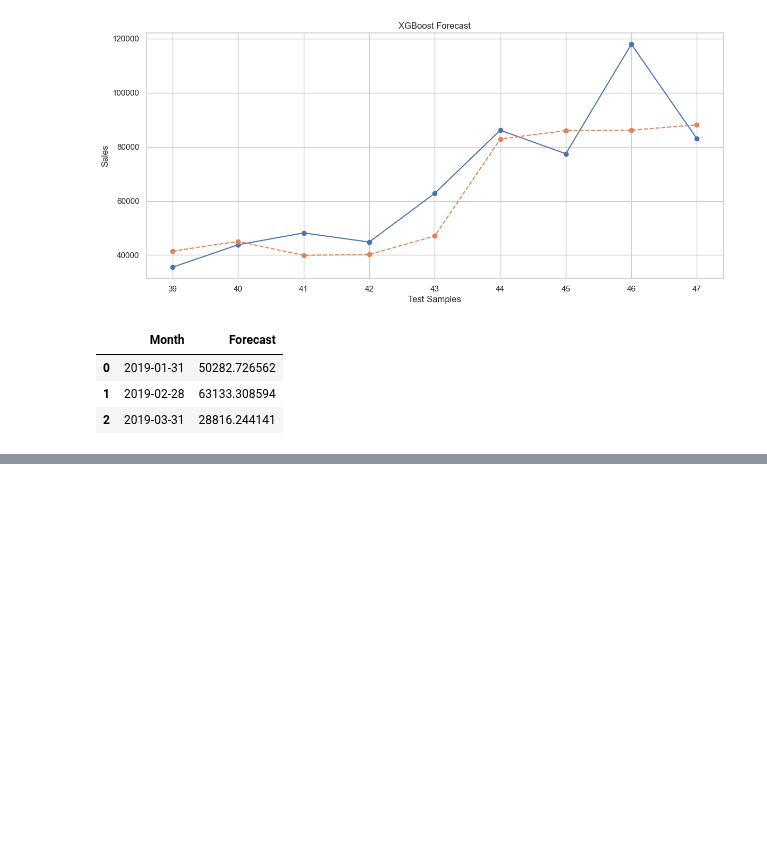
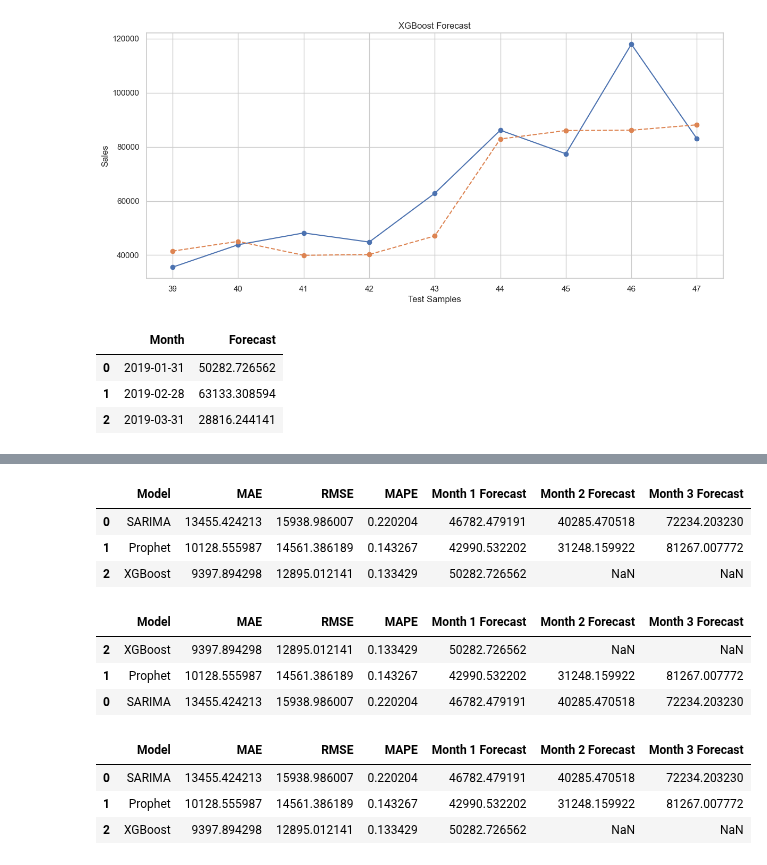
Before and after one commit to Aanya2806/sales-demand-intelligence-system, a Jupyter notebook: analysis.ipynb, the cells around one changed output, grey strips where cells are left out. Saved outputs shown, nothing was run; the diff lists cells and outputs as text; code cells hidden in the pictures; blank space fills up the shorter version.

```diff
--- a/analysis.ipynb
+++ b/analysis.ipynb
@@ -1095,0 +1103,66 @@ The XGBoost model transforms the time series into a supervised learning probelm
+# %%
+#Comparsion Table
+
+comparison = pd.DataFrame({
+    "Model": ["SARIMA", "Prophet", "XGBoost"],
+    "MAE": [
+        mae,
+        mae_prophet,
+        mae_xgb
+    ],
+    "RMSE": [
+        rmse,
+        rmse_prophet,
+        rmse_xgb
+    ],
+    "MAPE": [
+        mape,
+        mape_prophet,
+        mape_xgb
+    ],
+    "Month 1 Forecast": [
+        forecast_df["mean"].iloc[0],
+        forecast["yhat"].iloc[-3],
+        future_predictions[0] if len(future_predictions) > 0 else np.nan
+    ],
+    "Month 2 Forecast": [
+        forecast_df["mean"].iloc[1],
+        forecast["yhat"].iloc[-2],
+        np.nan
+    ],
+    "Month 3 Forecast": [
+        forecast_df["mean"].iloc[2],
+        forecast["yhat"].iloc[-1],
+        np.nan
+    ]
+})
+
+comparison
+# %% [output]
+|  | Model | MAE | RMSE | MAPE | Month 1 Forecast | Month 2 Forecast | Month 3 Forecast |
+| 0 | SARIMA | 13455.424213 | 15938.986007 | 0.220204 | 46782.479191 | 40285.470518 | 72234.203230 |
+| 1 | Prophet | 10128.555987 | 14561.386189 | 0.143267 | 42990.532202 | 31248.159922 | 81267.007772 |
+| 2 | XGBoost | 9397.894298 | 12895.012141 | 0.133429 | 50282.726562 | NaN | NaN |
+# %%
+#Best model
+
+comparison.sort_values("RMSE")
+# %% [output]
+|  | Model | MAE | RMSE | MAPE | Month 1 Forecast | Month 2 Forecast | Month 3 Forecast |
+| 2 | XGBoost | 9397.894298 | 12895.012141 | 0.133429 | 50282.726562 | NaN | NaN |
+| 1 | Prophet | 10128.555987 | 14561.386189 | 0.143267 | 42990.532202 | 31248.159922 | 81267.007772 |
+| 0 | SARIMA | 13455.424213 | 15938.986007 | 0.220204 | 46782.479191 | 40285.470518 | 72234.203230 |
+# %%
+#Save the comparison
+
+comparison.to_csv(
+    "reports/model_comparison.csv",
+    index=False
+)
+
+comparison
+# %% [output]
+|  | Model | MAE | RMSE | MAPE | Month 1 Forecast | Month 2 Forecast | Month 3 Forecast |
+| 0 | SARIMA | 13455.424213 | 15938.986007 | 0.220204 | 46782.479191 | 40285.470518 | 72234.203230 |
+| 1 | Prophet | 10128.555987 | 14561.386189 | 0.143267 | 42990.532202 | 31248.159922 | 81267.007772 |
+| 2 | XGBoost | 9397.894298 | 12895.012141 | 0.133429 | 50282.726562 | NaN | NaN |
```
Also changed, not shown: parts of 4 cells of this notebook, 2 other files.
